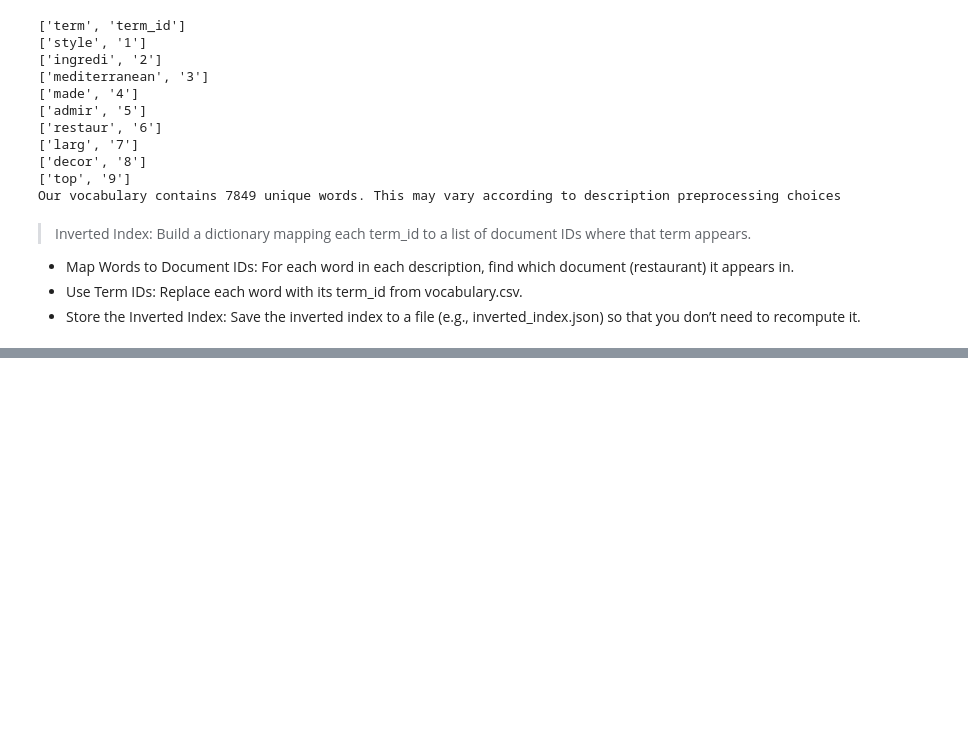
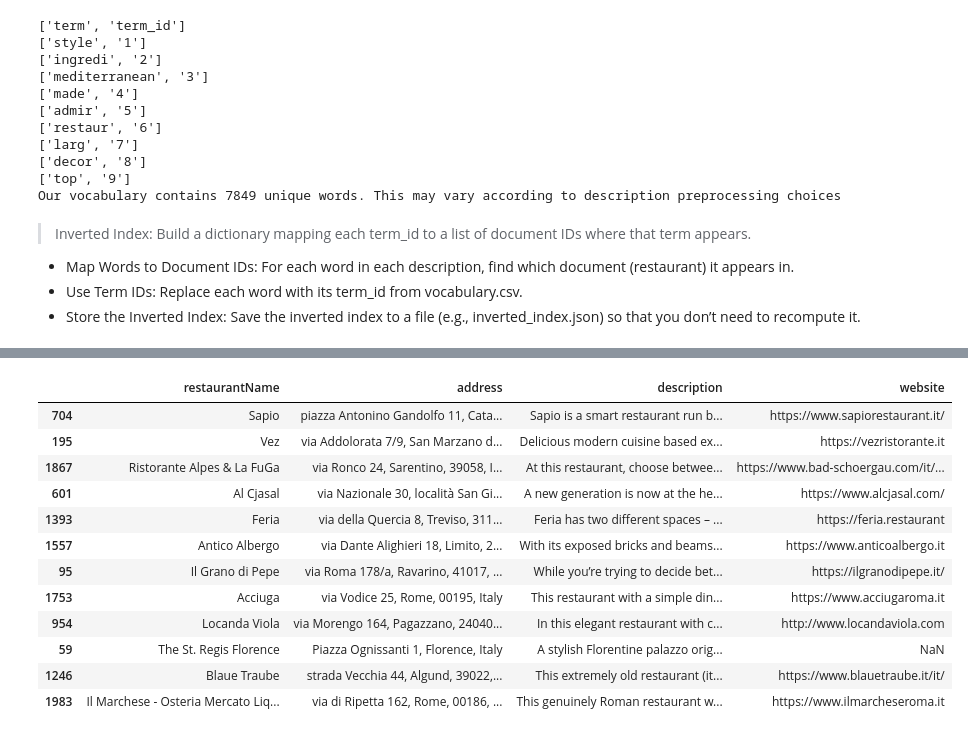
Before and after one commit to saifali03/ADM_HW3, a Jupyter notebook: main.ipynb, the cells around one changed output, grey strips where cells are left out. Saved outputs shown, nothing was run; the diff lists cells and outputs as text; code cells hidden in the pictures; blank space fills up the shorter version.

```diff
--- a/main.ipynb
+++ b/main.ipynb
@@ -444,0 +481,35 @@ inverted_index = create_inverted_index(data['cleaned_description'], vocabulary)
+# %%
+def load_dictionary(csv_file):
+    dictionary = {}
+    with open(csv_file, mode='r') as file:
+        reader = csv.reader(file)
+        next(reader)  # Skip header row
+        for row in reader:
+            term, term_id = row
+            dictionary[term] = int(term_id)  # Store term and its term_id
+    return dictionary
+
+def load_inverted_index(json_file):
+    with open(json_file, 'r') as file:
+        inverted_index = json.load(file)
+    return inverted_index
+# %%
+dictionary = load_dictionary('vocabulary.csv')
+inverted_index = load_inverted_index('inverted_index.json')
+
+query = input(' Input Your Query: ')
+conjuntive_query(query, dictionary, inverted_index)
+# %% [output]
+|  | restaurantName | address | description | website |
+| 704 | Sapio | piazza Antonino Gandolfo 11, Cata... | Sapio is a smart restaurant run b... | https://www.sapiorestaurant.it/ |
+| 195 | Vez | via Addolorata 7/9, San Marzano d... | Delicious modern cuisine based ex... | https://vezristorante.it |
+| 1867 | Ristorante Alpes & La FuGa | via Ronco 24, Sarentino, 39058, I... | At this restaurant, choose betwee... | https://www.bad-schoergau.com/it/... |
+| 601 | Al Cjasal | via Nazionale 30, località San Gi... | A new generation is now at the he... | https://www.alcjasal.com/ |
+| 1393 | Feria | via della Quercia 8, Treviso, 311... | Feria has two different spaces – ... | https://feria.restaurant |
+| 1557 | Antico Albergo | via Dante Alighieri 18, Limito, 2... | With its exposed bricks and beams... | https://www.anticoalbergo.it |
+| 95 | Il Grano di Pepe | via Roma 178/a, Ravarino, 41017, ... | While you’re trying to decide bet... | https://ilgranodipepe.it/ |
+| 1753 | Acciuga | via Vodice 25, Rome, 00195, Italy | This restaurant with a simple din... | https://www.acciugaroma.it |
+| 954 | Locanda Viola | via Morengo 164, Pagazzano, 24040... | In this elegant restaurant with c... | http://www.locandaviola.com |
+| 59 | The St. Regis Florence | Piazza Ognissanti 1, Florence, Italy | A stylish Florentine palazzo orig... | NaN |
+| 1246 | Blaue Traube | strada Vecchia 44, Algund, 39022,... | This extremely old restaurant (it... | https://www.blauetraube.it/it/ |
+| 1983 | Il Marchese - Osteria Mercato Liq... | via di Ripetta 162, Rome, 00186, ... | This genuinely Roman restaurant w... | https://www.ilmarcheseroma.it |
```
Also changed, not shown: parts of 2 cells of this notebook.
